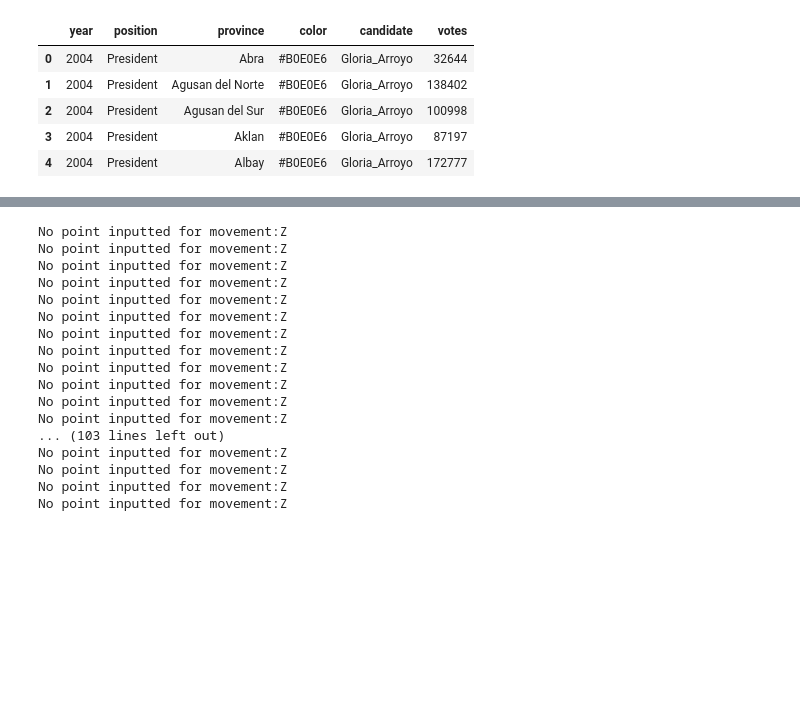
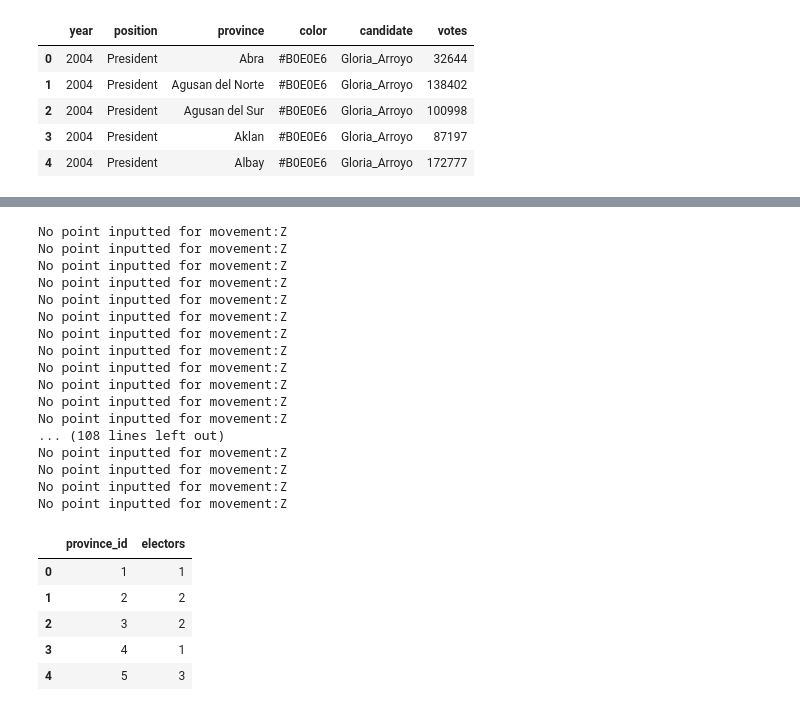
Before and after one commit to ronjonson/Electoral-PH, a Jupyter notebook: image_creator/create_svg.ipynb, the cells around one changed output, grey strips where cells are left out. Drawn from its saved outputs; the diff is of its cells as text; code cells hidden in the pictures; blank space fills up the shorter version.

```diff
--- a/image_creator/create_svg.ipynb
+++ b/image_creator/create_svg.ipynb
@@ -226,7 +258,7 @@ for datum in data:
     instructions = process_instructions(datum['instructions'])
     shapes.extend(process_shapes(instructions, datum['color'], 0.5))
 
-map_2004 = Map(shapes=shapes, width=800, height=1000, size_factor=3)
+map_2010 = Map(shapes=shapes, width=800, height=1000, size_factor=3)
 # %% [output]
 No point inputted for movement:Z
 No point inputted for movement:Z
@@ -240,7 +272,7 @@ No point inputted for movement:Z
 No point inputted for movement:Z
 No point inputted for movement:Z
 No point inputted for movement:Z
-... (103 lines left out)
+... (108 lines left out)
 No point inputted for movement:Z
 No point inputted for movement:Z
 No point inputted for movement:Z
@@ -251,0 +284,10 @@ map_2004.save_map(file_name="2004_presidential.svg")
+# %%
+electors_df = pd.read_csv(r'C:\Users\Neil\Documents\Projects\Electoral-PH\Electoral-PH\image_creator\static\data\2010_Reps.csv', index_col=0)
+electors_df.head()
+# %% [output]
+|  | province_id | electors |
+| 0 | 1 | 1 |
+| 1 | 2 | 2 |
+| 2 | 3 | 2 |
+| 3 | 4 | 1 |
+| 4 | 5 | 3 |
```
Also changed, not shown: parts of 16 cells of this notebook, 3 other files.
